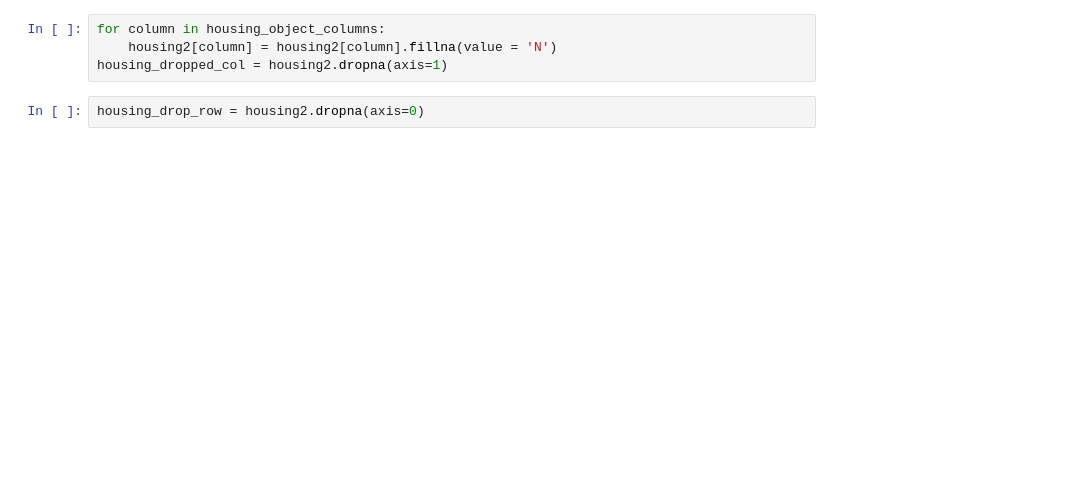
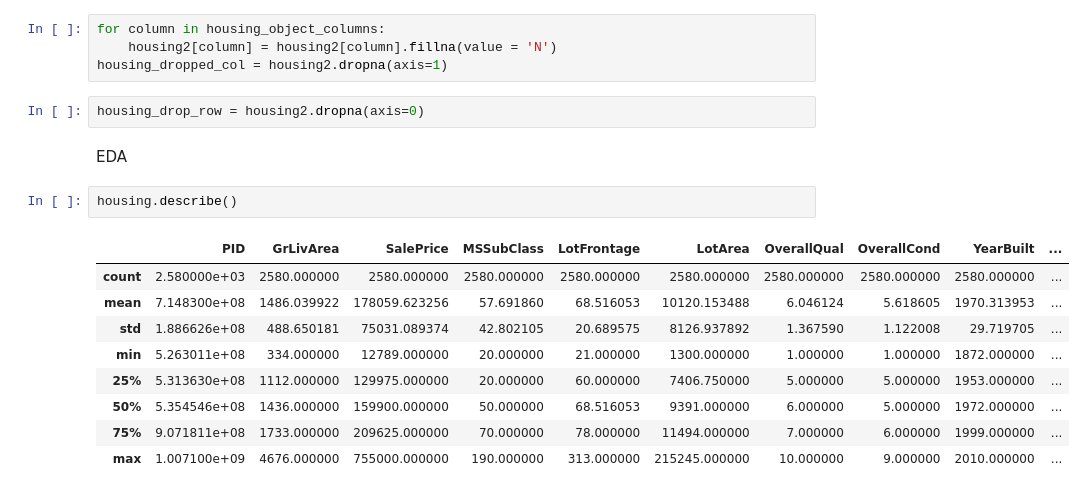
Before and after one commit to hzeig/ames-housing-predictions, a Jupyter notebook: JACOB/Housing .ipynb, the cells around one changed output. Cells and saved outputs as stored; diff of their text form; blank space fills up the shorter version.

```diff
--- a/JACOB/Housing .ipynb
+++ b/JACOB/Housing .ipynb
@@ -117,3 +108,17 @@ for column in housing_object_columns:
 housing_dropped_col = housing2.dropna(axis=1)
 # %%
 housing_drop_row = housing2.dropna(axis=0)
+# %% [markdown]
+EDA
+# %%
+housing.describe()
+# %% [output]
+|  | PID | GrLivArea | SalePrice | MSSubClass | LotFrontage | LotArea | OverallQual | OverallCond | YearBuilt | ... |
+| count | 2.580000e+03 | 2580.000000 | 2580.000000 | 2580.000000 | 2580.000000 | 2580.000000 | 2580.000000 | 2580.000000 | 2580.000000 | ... |
+| mean | 7.148300e+08 | 1486.039922 | 178059.623256 | 57.691860 | 68.516053 | 10120.153488 | 6.046124 | 5.618605 | 1970.313953 | ... |
+| std | 1.886626e+08 | 488.650181 | 75031.089374 | 42.802105 | 20.689575 | 8126.937892 | 1.367590 | 1.122008 | 29.719705 | ... |
+| min | 5.263011e+08 | 334.000000 | 12789.000000 | 20.000000 | 21.000000 | 1300.000000 | 1.000000 | 1.000000 | 1872.000000 | ... |
+| 25% | 5.313630e+08 | 1112.000000 | 129975.000000 | 20.000000 | 60.000000 | 7406.750000 | 5.000000 | 5.000000 | 1953.000000 | ... |
+| 50% | 5.354546e+08 | 1436.000000 | 159900.000000 | 50.000000 | 68.516053 | 9391.000000 | 6.000000 | 5.000000 | 1972.000000 | ... |
+| 75% | 9.071811e+08 | 1733.000000 | 209625.000000 | 70.000000 | 78.000000 | 11494.000000 | 7.000000 | 6.000000 | 1999.000000 | ... |
+| max | 1.007100e+09 | 4676.000000 | 755000.000000 | 190.000000 | 313.000000 | 215245.000000 | 10.000000 | 9.000000 | 2010.000000 | ... |
```
Also changed, not shown: parts of 6 cells of this notebook.
